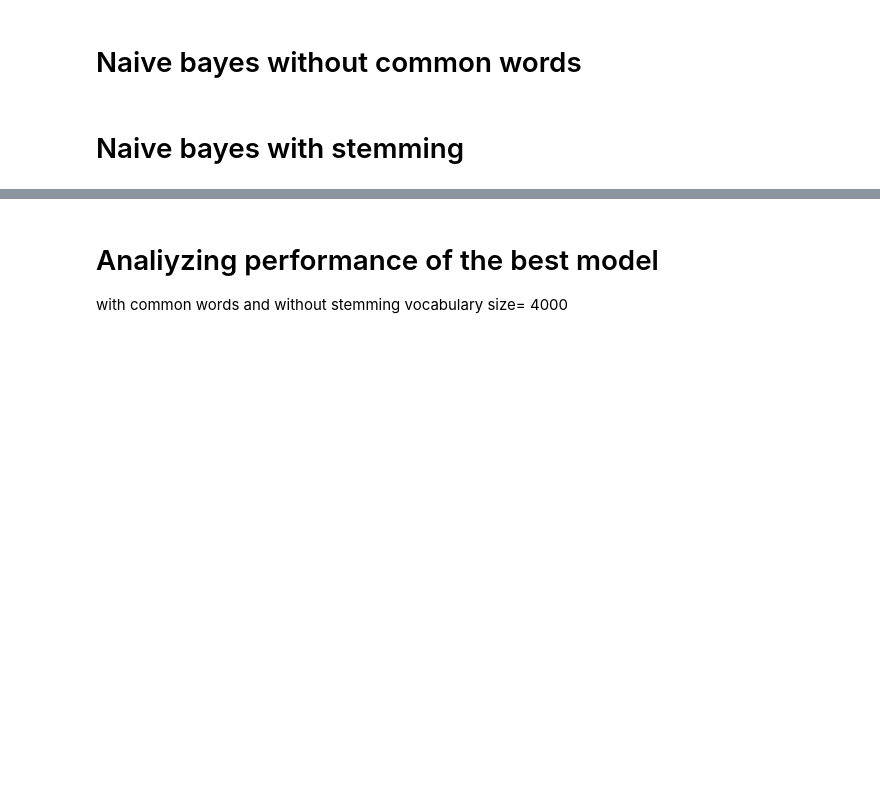
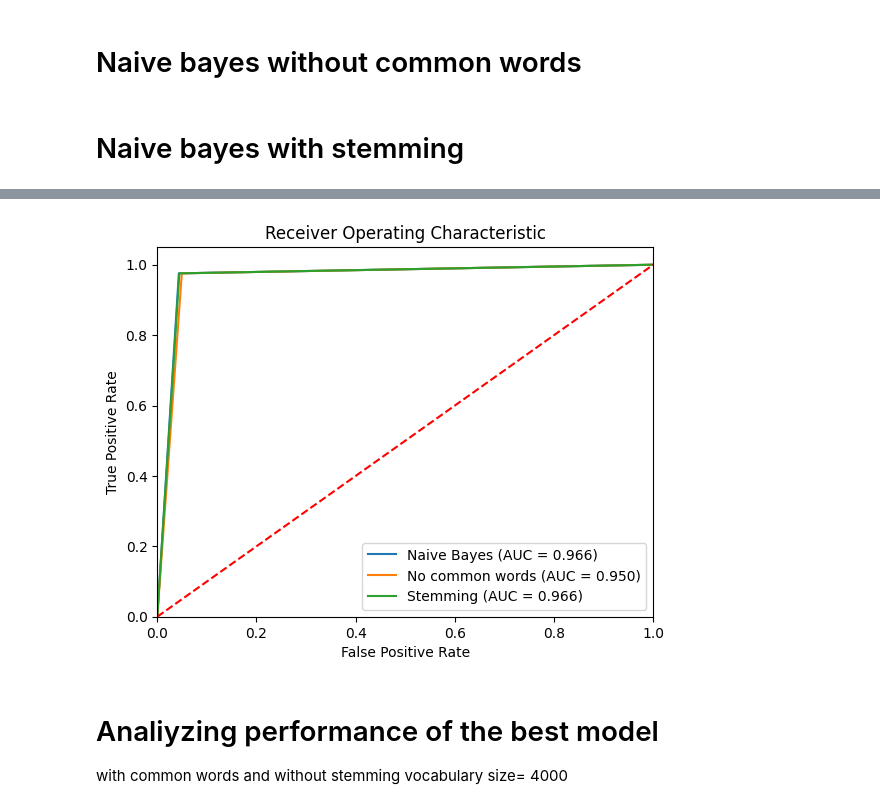
Before and after one commit to DavideLigari/clickbaits-recognition, a Jupyter notebook: code/analysis_naive_bayes.ipynb, the cells around one changed output, grey strips where cells are left out. Drawn from its saved outputs; the diff is of its cells as text; code cells hidden in the pictures; blank space fills up the shorter version.

```diff
--- a/code/analysis_naive_bayes.ipynb
+++ b/code/analysis_naive_bayes.ipynb
@@ -198,3 +279,32 @@ comparison2.plot(kind='line', x='Vocabulary size', y=[
+# %%
+from sklearn.metrics import roc_curve,roc_auc_score
+import matplotlib.pyplot as plt
+import numpy as np
+
+fpr_naive, tpr_naive, thresholds_gnb = roc_curve(Y_valid, predictions_naive)
+auc_naive = roc_auc_score(Y_valid, predictions_naive)
+
+fpr_no_common_words, tpr_no_common_words, thresholds_gnb = roc_curve(Y_valid, predictions_no_common_words)
+auc_no_common_words = roc_auc_score(Y_valid, predictions_no_common_words)
+
+fpr_stemming, tpr_stemming, thresholds_gnb = roc_curve(Y_valid, predictions_stemming)
+auc_stemming = roc_auc_score(Y_valid, predictions_stemming)
+
+
+plt.plot(fpr_naive, tpr_naive,label='Naive Bayes (AUC = {:.3f})'.format(auc_naive))
+plt.plot(fpr_no_common_words, tpr_naive,label='No common words (AUC = {:.3f})'.format(auc_no_common_words))
+plt.plot(fpr_stemming, tpr_naive,label='Stemming (AUC = {:.3f})'.format(auc_stemming))
+# Diagonal line representing random classifier
+plt.plot([0, 1], [0, 1], 'r--')
+plt.xlim([0.0, 1.0])
+plt.ylim([0.0, 1.05])
+plt.xlabel('False Positive Rate')
+plt.ylabel('True Positive Rate')
+plt.title('Receiver Operating Characteristic')
+plt.legend(loc='lower right')
+plt.show()
+# %% [output]
+[figure, added]
 # %% [markdown]
 # Analiyzing performance of the best model
 with common words and without stemming
```
Also changed, not shown: parts of 5 cells of this notebook, 2 other files.
